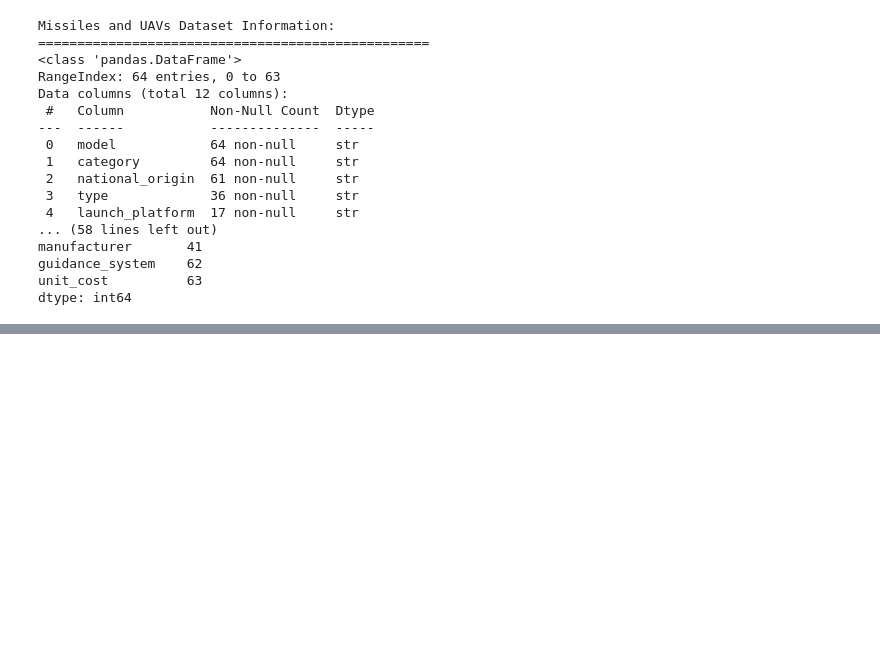
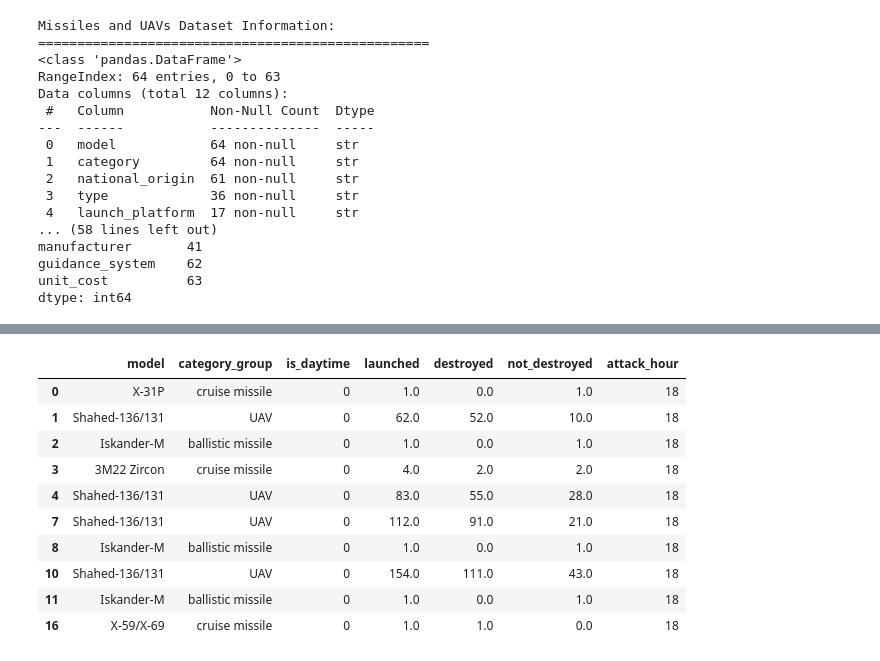
Before and after one commit to ajsween/aii-600-midterm, a Jupyter notebook: aii-600-midterm-ukraine-attack-analysis.ipynb, the cells around one changed output, grey strips where cells are left out. Saved outputs shown, nothing was run; the diff lists cells and outputs as text; code cells hidden in the pictures; blank space fills up the shorter version.

```diff
--- a/aii-600-midterm-ukraine-attack-analysis.ipynb
+++ b/aii-600-midterm-ukraine-attack-analysis.ipynb
@@ -144,0 +362,56 @@ dtype: int64
+# %%
+# -------------------------------------------------------------------
+# Step 5 – Feature engineering for the GLM
+# -------------------------------------------------------------------
+
+# Clean up launched / destroyed columns
+glm_df = timed_df.copy()
+glm_df['launched']  = pd.to_numeric(glm_df['launched'],  errors='coerce')
+glm_df['destroyed'] = pd.to_numeric(glm_df['destroyed'], errors='coerce')
+glm_df = glm_df.dropna(subset=['launched', 'destroyed'])
+glm_df = glm_df[glm_df['launched'] > 0]  # must have at least 1 launch
+
+# Cap destroyed at launched (data quality)
+glm_df['destroyed'] = glm_df['destroyed'].clip(upper=glm_df['launched'])
+
+# Number NOT destroyed (failures from the interception perspective)
+glm_df['not_destroyed'] = glm_df['launched'] - glm_df['destroyed']
+
+# Fill missing categorical features
+glm_df['category'] = glm_df['category'].fillna('Unknown')
+glm_df['type']     = glm_df['type'].fillna('Unknown')
+
+# Collapse rare model categories (<10 occurrences) into "Other"
+model_counts = glm_df['model'].value_counts()
+rare_models = model_counts[model_counts < 10].index
+glm_df['model_group'] = glm_df['model'].where(~glm_df['model'].isin(rare_models), 'Other')
+
+# Collapse rare categories the same way
+cat_counts = glm_df['category'].value_counts()
+rare_cats = cat_counts[cat_counts < 5].index
+glm_df['category_group'] = glm_df['category'].where(~glm_df['category'].isin(rare_cats), 'Other')
+
+# Extract hour of attack for additional granularity
+glm_df['attack_hour'] = glm_df['time_start_dt'].dt.hour
+
+# Interception rate by key groupings
+print('Interception rate by day/night:')
+day_night_stats = glm_df.groupby('is_daytime').agg(
+    total_launched=('launched', 'sum'),
+    total_destroyed=('destroyed', 'sum')
+)
+day_night_stats['intercept_rate'] = day_night_stats['total_destroyed'] / day_night_stats['total_launched']
+day_night_stats.index = day_night_stats.index.map({0: 'Night', 1: 'Day'})
+print(day_night_stats)
+
+print('\nInterception rate by category:')
+cat_stats = glm_df.groupby('category_group').agg(
+    total_launched=('launched', 'sum'),
+    total_destroyed=('destroyed', 'sum')
+)
+cat_stats['intercept_rate'] = cat_stats['total_destroyed'] / cat_stats['total_launched']
+print(cat_stats.sort_values('intercept_rate', ascending=False))
+
+print(f'\nFinal GLM dataset: {len(glm_df)} rows')
+glm_df[['model', 'category_group', 'is_daytime', 'launched', 'destroyed', 'not_destroyed', 'attack_hour']].head(10)
+# %% [output]
@@ -144,0 +435,11 @@ dtype: int64
+|  | model | category_group | is_daytime | launched | destroyed | not_destroyed | attack_hour |
+| 0 | X-31P | cruise missile | 0 | 1.0 | 0.0 | 1.0 | 18 |
+| 1 | Shahed-136/131 | UAV | 0 | 62.0 | 52.0 | 10.0 | 18 |
+| 2 | Iskander-M | ballistic missile | 0 | 1.0 | 0.0 | 1.0 | 18 |
+| 3 | 3M22 Zircon | cruise missile | 0 | 4.0 | 2.0 | 2.0 | 18 |
+| 4 | Shahed-136/131 | UAV | 0 | 83.0 | 55.0 | 28.0 | 18 |
+| 7 | Shahed-136/131 | UAV | 0 | 112.0 | 91.0 | 21.0 | 18 |
+| 8 | Iskander-M | ballistic missile | 0 | 1.0 | 0.0 | 1.0 | 18 |
+| 10 | Shahed-136/131 | UAV | 0 | 154.0 | 111.0 | 43.0 | 18 |
+| 11 | Iskander-M | ballistic missile | 0 | 1.0 | 0.0 | 1.0 | 18 |
+| 16 | X-59/X-69 | cruise missile | 0 | 1.0 | 1.0 | 0.0 | 18 |
```
Also changed, not shown: parts of 14 cells of this notebook, 1 other file.
